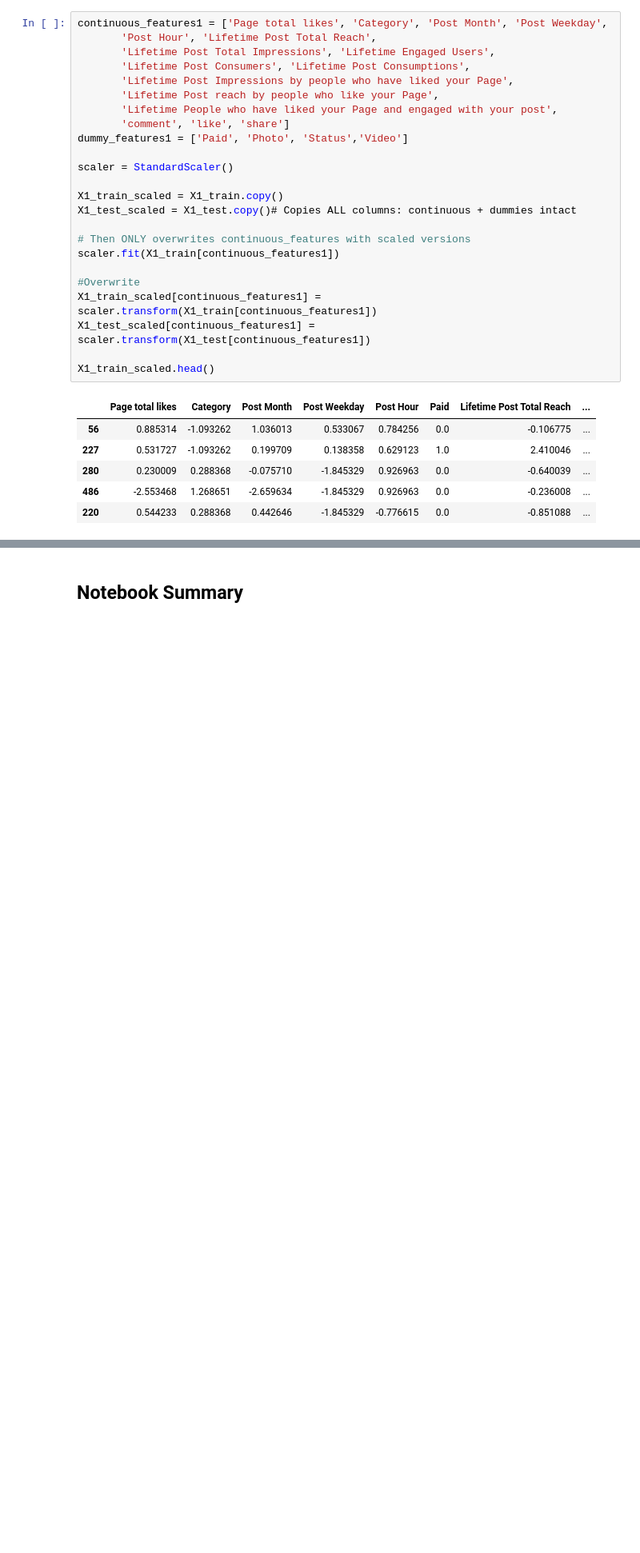
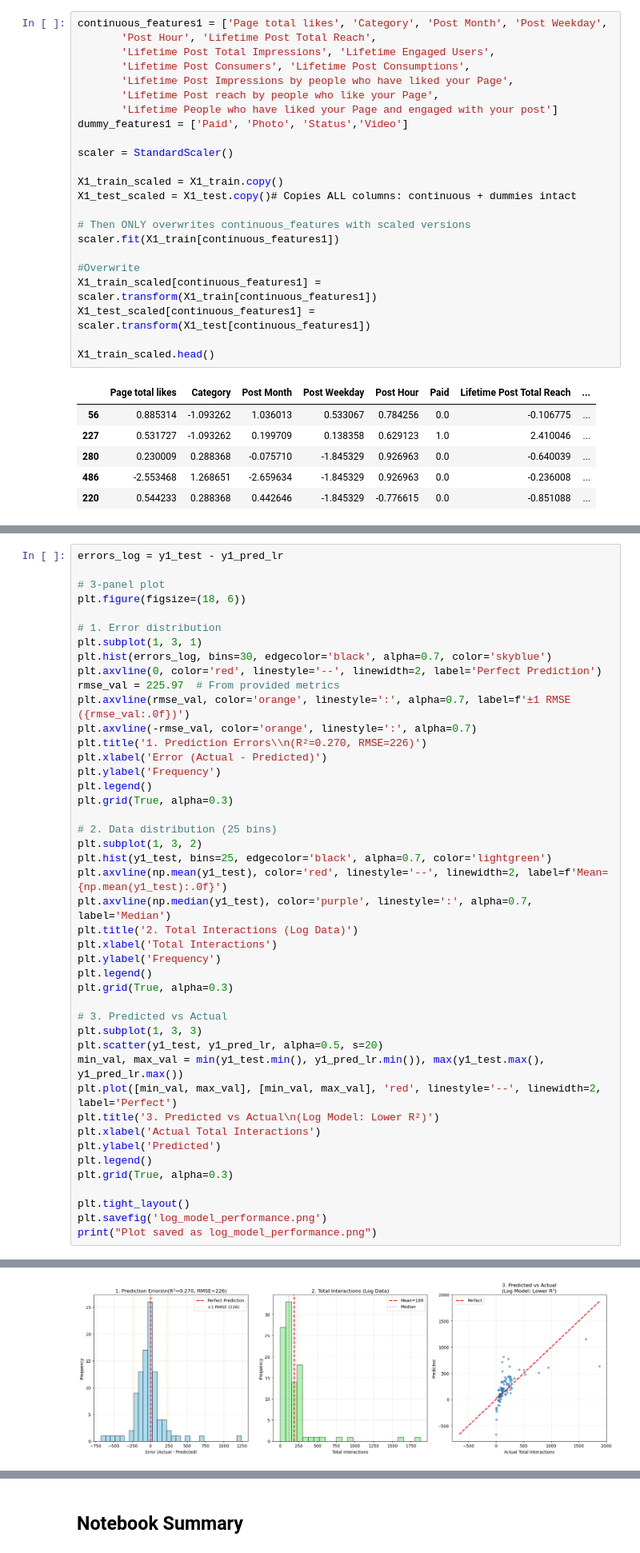
Before and after one commit to cameronbridgwater/phase1_portfolio_project, a Jupyter notebook: code/model.ipynb, the cells around one changed output, grey strips where cells are left out. Shown at 80% size. Cells and saved outputs as stored; diff of their text form; blank space fills up the shorter version.

```diff
--- a/code/model.ipynb
+++ b/code/model.ipynb
@@ -63,8 +66,7 @@ continuous_features1 = ['Page total likes', 'Category', 'Post Month', 'Post Week
        'Lifetime Post Consumers', 'Lifetime Post Consumptions',
        'Lifetime Post Impressions by people who have liked your Page',
        'Lifetime Post reach by people who like your Page',
-       'Lifetime People who have liked your Page and engaged with your post',
-       'comment', 'like', 'share']
+       'Lifetime People who have liked your Page and engaged with your post']
 dummy_features1 = ['Paid', 'Photo', 'Status','Video']
 
 scaler = StandardScaler()
@@ -150,0 +206,45 @@ RMSE of 209.88 means predictions are off by roughly 210 log(Total Interactions)
+# %%
+errors_log = y1_test - y1_pred_lr
+
+# 3-panel plot
+plt.figure(figsize=(18, 6))
+
+# 1. Error distribution
+plt.subplot(1, 3, 1)
+plt.hist(errors_log, bins=30, edgecolor='black', alpha=0.7, color='skyblue')
+plt.axvline(0, color='red', linestyle='--', linewidth=2, label='Perfect Prediction')
+rmse_val = 225.97  # From provided metrics
+plt.axvline(rmse_val, color='orange', linestyle=':', alpha=0.7, label=f'±1 RMSE ({rmse_val:.0f})')
+plt.axvline(-rmse_val, color='orange', linestyle=':', alpha=0.7)
+plt.title('1. Prediction Errors\\n(R²=0.270, RMSE=226)')
+plt.xlabel('Error (Actual - Predicted)')
+plt.ylabel('Frequency')
+plt.legend()
+plt.grid(True, alpha=0.3)
+
+# 2. Data distribution (25 bins)
+plt.subplot(1, 3, 2)
+plt.hist(y1_test, bins=25, edgecolor='black', alpha=0.7, color='lightgreen')
+plt.axvline(np.mean(y1_test), color='red', linestyle='--', linewidth=2, label=f'Mean={np.mean(y1_test):.0f}')
+plt.axvline(np.median(y1_test), color='purple', linestyle=':', alpha=0.7, label='Median')
+plt.title('2. Total Interactions (Log Data)')
+plt.xlabel('Total Interactions')
+plt.ylabel('Frequency')
+plt.legend()
+plt.grid(True, alpha=0.3)
+
+# 3. Predicted vs Actual
+plt.subplot(1, 3, 3)
+plt.scatter(y1_test, y1_pred_lr, alpha=0.5, s=20)
+min_val, max_val = min(y1_test.min(), y1_pred_lr.min()), max(y1_test.max(), y1_pred_lr.max())
+plt.plot([min_val, max_val], [min_val, max_val], 'red', linestyle='--', linewidth=2, label='Perfect')
+plt.title('3. Predicted vs Actual\n(Log Model: Lower R²)')
+plt.xlabel('Actual Total Interactions')
+plt.ylabel('Predicted')
+plt.legend()
+plt.grid(True, alpha=0.3)
+
+plt.tight_layout()
+plt.savefig('log_model_performance.png')
+print("Plot saved as log_model_performance.png")
+# %% [output]
@@ -150,0 +252 @@ RMSE of 209.88 means predictions are off by roughly 210 log(Total Interactions)
+[figure, added]
```
Also changed, not shown: parts of 86 cells of this notebook, 8 other files.
